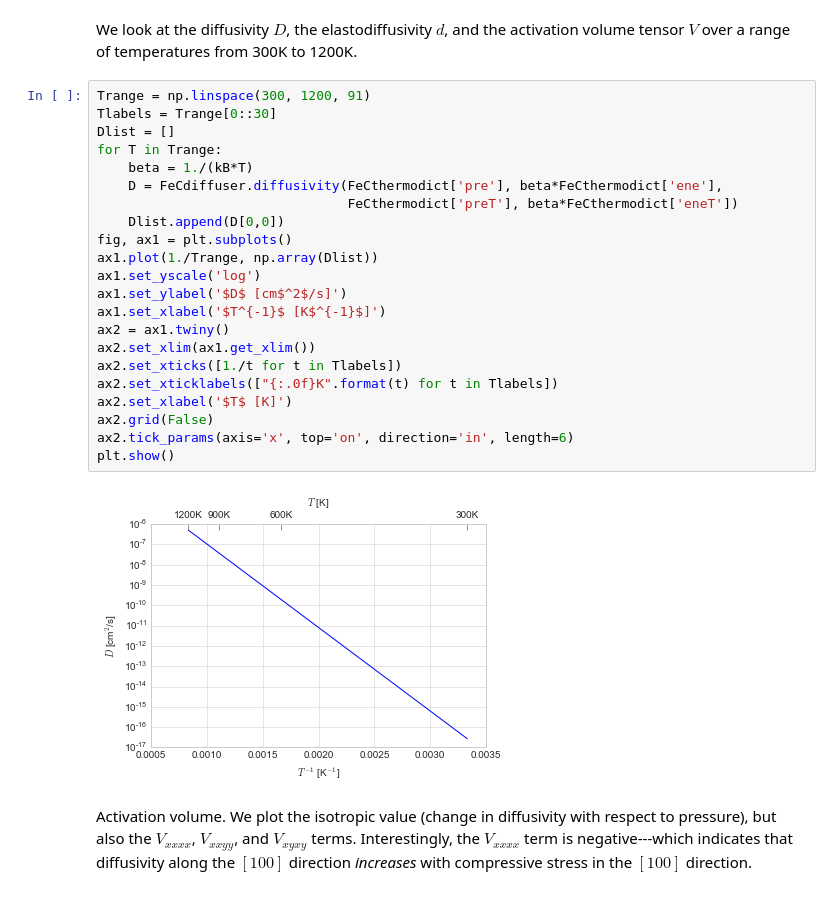
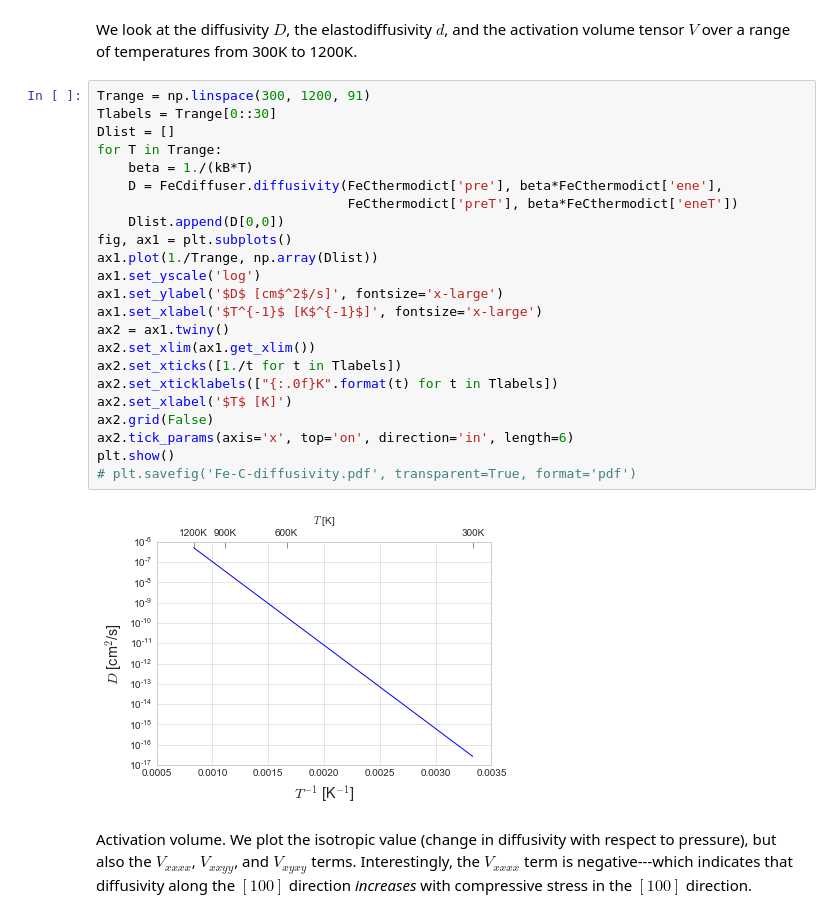
Before and after one commit to DallasTrinkle/Onsager, a Jupyter notebook: examples/Fe-C.ipynb, the cells around one changed output. Saved outputs shown, nothing was run; the diff lists cells and outputs as text.

```diff
--- a/examples/Fe-C.ipynb
+++ b/examples/Fe-C.ipynb
@@ -127,27 +127,28 @@ We look at the diffusivity $D$, the elastodiffusivity $d$, and the activation vo
 # %%
 Trange = np.linspace(300, 1200, 91)
 Tlabels = Trange[0::30]
 Dlist = []
 for T in Trange:
     beta = 1./(kB*T)
     D = FeCdiffuser.diffusivity(FeCthermodict['pre'], beta*FeCthermodict['ene'],
                                 FeCthermodict['preT'], beta*FeCthermodict['eneT'])
     Dlist.append(D[0,0])
 fig, ax1 = plt.subplots()
 ax1.plot(1./Trange, np.array(Dlist))
 ax1.set_yscale('log')
-ax1.set_ylabel('$D$ [cm$^2$/s]')
-ax1.set_xlabel('$T^{-1}$ [K$^{-1}$]')
+ax1.set_ylabel('$D$ [cm$^2$/s]', fontsize='x-large')
+ax1.set_xlabel('$T^{-1}$ [K$^{-1}$]', fontsize='x-large')
 ax2 = ax1.twiny()
 ax2.set_xlim(ax1.get_xlim())
 ax2.set_xticks([1./t for t in Tlabels])
 ax2.set_xticklabels(["{:.0f}K".format(t) for t in Tlabels])
 ax2.set_xlabel('$T$ [K]')
 ax2.grid(False)
 ax2.tick_params(axis='x', top='on', direction='in', length=6)
 plt.show()
+# plt.savefig('Fe-C-diffusivity.pdf', transparent=True, format='pdf')
 # %% [output]
-[figure, old version]
+[figure, new version]
 # %% [markdown]
 Activation volume. We plot the isotropic value (change in diffusivity with respect to pressure), but also the $V_{xxxx}$, $V_{xxyy}$, and $V_{xyxy}$ terms. Interestingly, the $V_{xxxx}$ term is negative---which indicates that diffusivity along the $[100]$ direction *increases* with compressive stress in the $[100]$ direction.
 # %%
```
Also changed, not shown: parts of 5 cells of this notebook.
